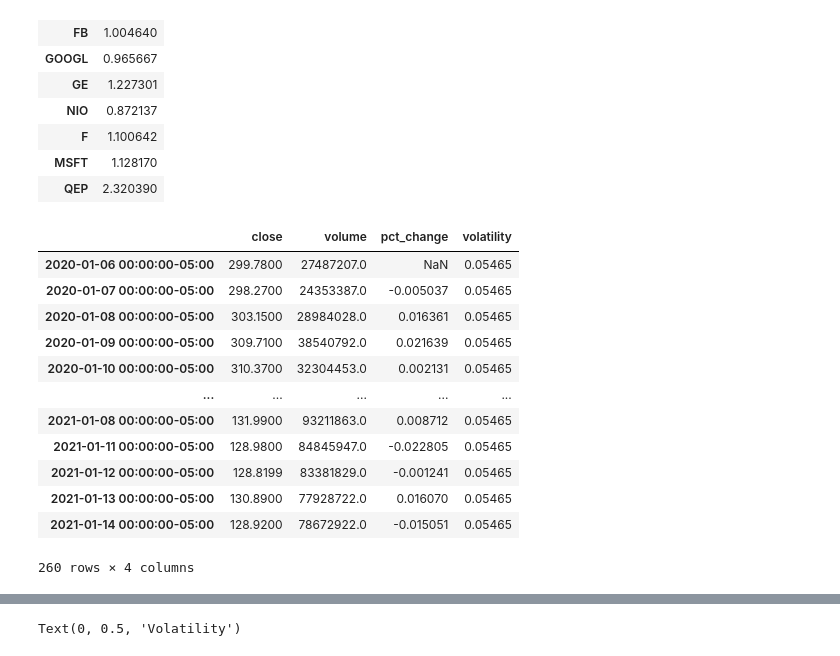
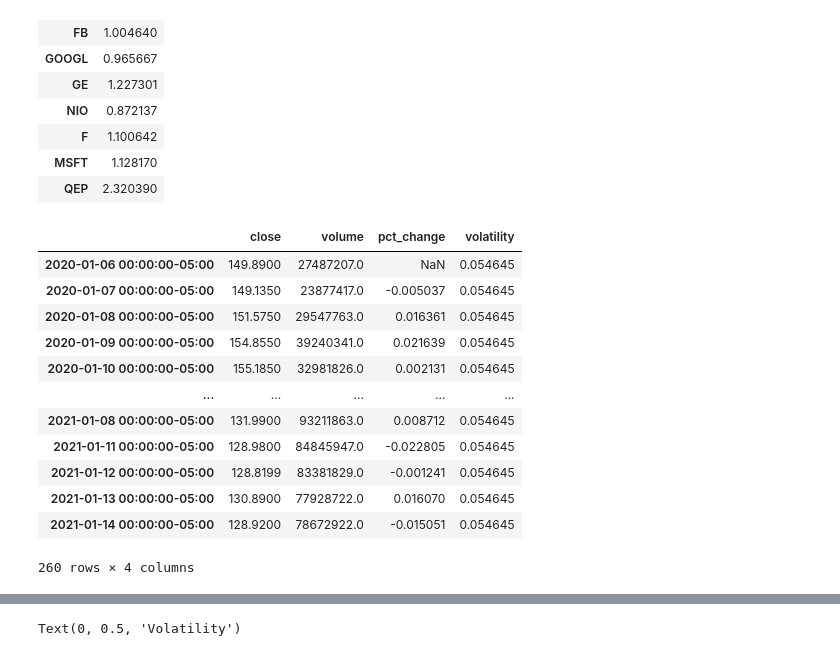
Before and after one commit to jtmcginley123/project-two, a Jupyter notebook: Jorge/sharpe_ratio.ipynb, the cells around one changed output, grey strips where cells are left out. Saved outputs shown, nothing was run; the diff lists cells and outputs as text; code cells hidden in the pictures.

```diff
--- a/Jorge/sharpe_ratio.ipynb
+++ b/Jorge/sharpe_ratio.ipynb
@@ -336,19 +323,30 @@ def calc_daily_returns(dataframe):
 # %%
 df_appl = get_data("AAPL")
 df_appl = get_columns(df_appl)
 df_appl = calc_daily_returns(df_appl)
 df_appl
+
+df_appl_1 = df_appl.loc[:"20200828"]
+df_appl_1["close"] =(df_appl_1["close"]/2)
+df_appl_1.head()
+
+
+df_apple_2 = df_appl.loc["20200829":]
+df_apple_2.head()
+
+df_aapl = pd.concat([df_appl_1, df_apple_2])
+df_aapl
 # %% [output]
 |  | close | volume | pct_change | volatility |
-| 2020-01-06 00:00:00-05:00 | 299.7800 | 27487207.0 | NaN | 0.05465 |
-| 2020-01-07 00:00:00-05:00 | 298.2700 | 24353387.0 | -0.005037 | 0.05465 |
-| 2020-01-08 00:00:00-05:00 | 303.1500 | 28984028.0 | 0.016361 | 0.05465 |
-| 2020-01-09 00:00:00-05:00 | 309.7100 | 38540792.0 | 0.021639 | 0.05465 |
-| 2020-01-10 00:00:00-05:00 | 310.3700 | 32304453.0 | 0.002131 | 0.05465 |
+| 2020-01-06 00:00:00-05:00 | 149.8900 | 27487207.0 | NaN | 0.054645 |
+| 2020-01-07 00:00:00-05:00 | 149.1350 | 23877417.0 | -0.005037 | 0.054645 |
+| 2020-01-08 00:00:00-05:00 | 151.5750 | 29547763.0 | 0.016361 | 0.054645 |
+| 2020-01-09 00:00:00-05:00 | 154.8550 | 39240341.0 | 0.021639 | 0.054645 |
+| 2020-01-10 00:00:00-05:00 | 155.1850 | 32981826.0 | 0.002131 | 0.054645 |
 | ... | ... | ... | ... | ... |
-| 2021-01-08 00:00:00-05:00 | 131.9900 | 93211863.0 | 0.008712 | 0.05465 |
-| 2021-01-11 00:00:00-05:00 | 128.9800 | 84845947.0 | -0.022805 | 0.05465 |
-| 2021-01-12 00:00:00-05:00 | 128.8199 | 83381829.0 | -0.001241 | 0.05465 |
-| 2021-01-13 00:00:00-05:00 | 130.8900 | 77928722.0 | 0.016070 | 0.05465 |
-| 2021-01-14 00:00:00-05:00 | 128.9200 | 78672922.0 | -0.015051 | 0.05465 |
+| 2021-01-08 00:00:00-05:00 | 131.9900 | 93211863.0 | 0.008712 | 0.054645 |
+| 2021-01-11 00:00:00-05:00 | 128.9800 | 84845947.0 | -0.022805 | 0.054645 |
+| 2021-01-12 00:00:00-05:00 | 128.8199 | 83381829.0 | -0.001241 | 0.054645 |
+| 2021-01-13 00:00:00-05:00 | 130.8900 | 77928722.0 | 0.016070 | 0.054645 |
+| 2021-01-14 00:00:00-05:00 | 128.9200 | 78672922.0 | -0.015051 | 0.054645 |
 260 rows × 4 columns
```
Also changed, not shown: parts of 15 cells of this notebook.
